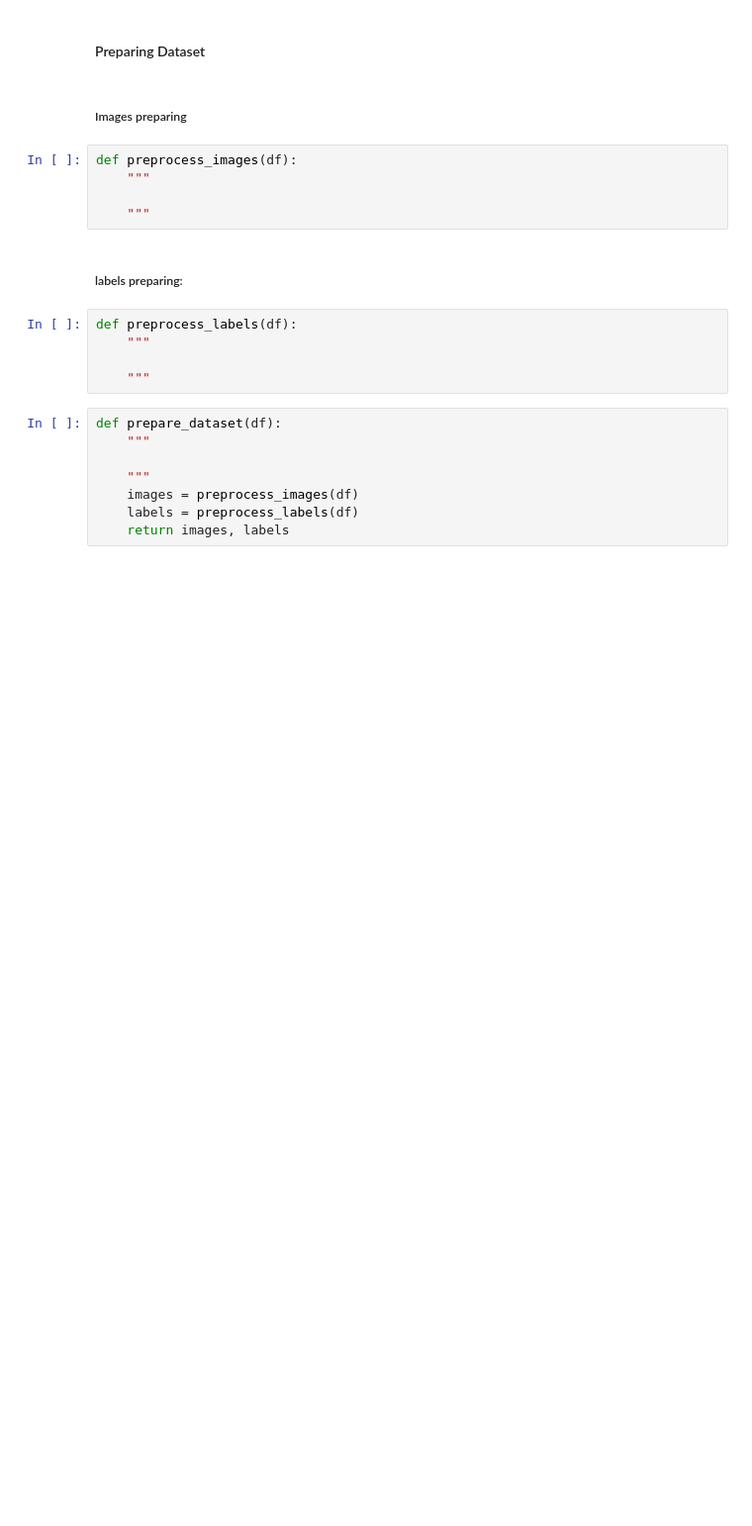
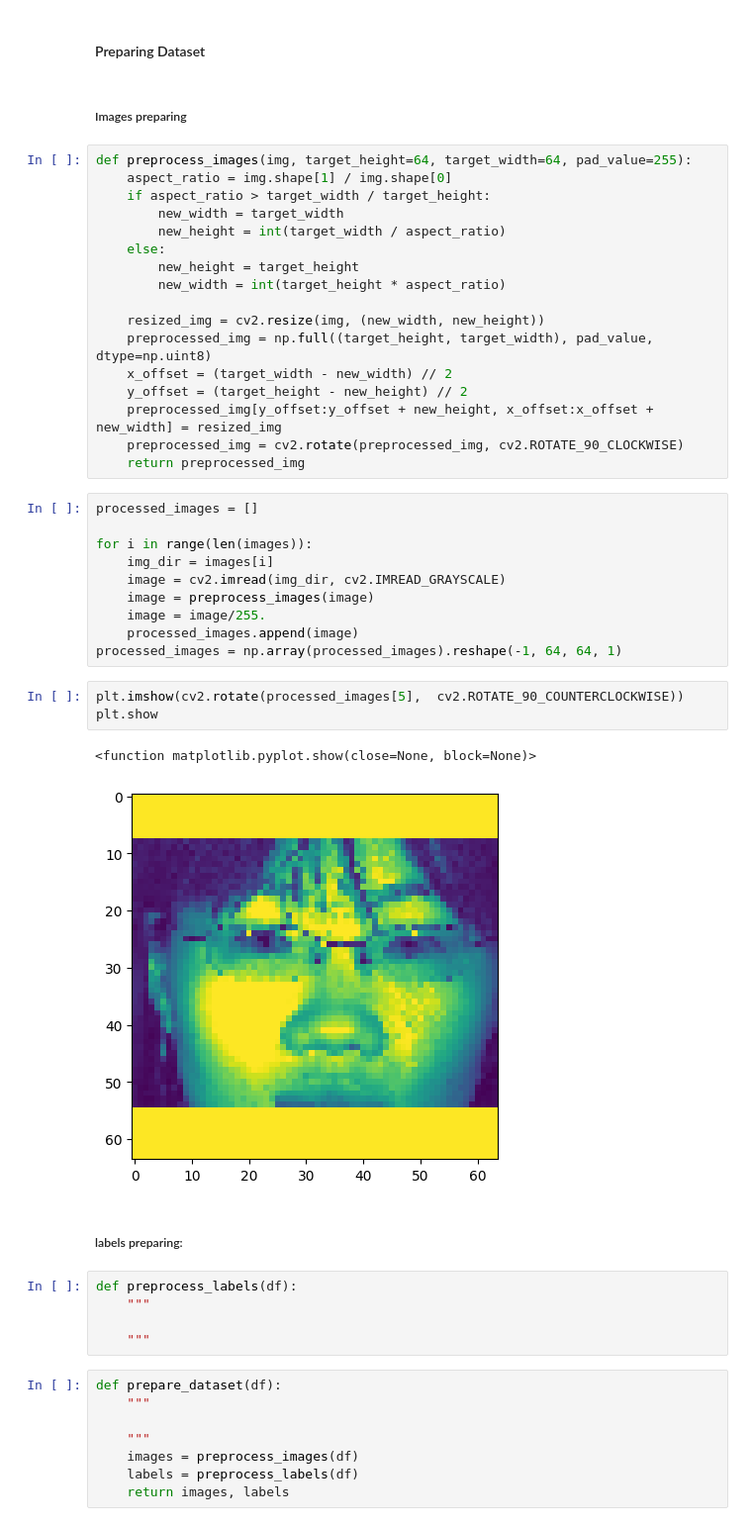
Before and after one commit to sondosaabed/Iris-of-eyes-recognition, a Jupyter notebook: Iris_recognition_1190652.ipynb, the cells around one changed output. Shown at 99% size. Drawn from its saved outputs; the diff is of its cells as text; blank space fills up the shorter version.

```diff
--- a/Iris_recognition_1190652.ipynb
+++ b/Iris_recognition_1190652.ipynb
@@ -255,11 +293,39 @@ def show_random_samples(df, num):
 #### Preparing Dataset
 # %% [markdown]
 ##### Images preparing
-# %%
-def preprocess_images(df):
-    """
-
-    """
+# %%
+def preprocess_images(img, target_height=64, target_width=64, pad_value=255):
+    aspect_ratio = img.shape[1] / img.shape[0]
+    if aspect_ratio > target_width / target_height:
+        new_width = target_width
+        new_height = int(target_width / aspect_ratio)
+    else:
+        new_height = target_height
+        new_width = int(target_height * aspect_ratio)
+
+    resized_img = cv2.resize(img, (new_width, new_height))
+    preprocessed_img = np.full((target_height, target_width), pad_value, dtype=np.uint8)
+    x_offset = (target_width - new_width) // 2
+    y_offset = (target_height - new_height) // 2
+    preprocessed_img[y_offset:y_offset + new_height, x_offset:x_offset + new_width] = resized_img
+    preprocessed_img = cv2.rotate(preprocessed_img, cv2.ROTATE_90_CLOCKWISE)
+    return preprocessed_img
+# %%
+processed_images = []
+
+for i in range(len(images)):
+    img_dir = images[i]
+    image = cv2.imread(img_dir, cv2.IMREAD_GRAYSCALE)
+    image = preprocess_images(image)
+    image = image/255.
+    processed_images.append(image)
+processed_images = np.array(processed_images).reshape(-1, 64, 64, 1)
+# %%
+plt.imshow(cv2.rotate(processed_images[5],  cv2.ROTATE_90_COUNTERCLOCKWISE))
+plt.show
+# %% [output]
+<function matplotlib.pyplot.show(close=None, block=None)>
+[figure, added]
 # %% [markdown]
 ##### labels preparing:
 # %%
```
Also changed, not shown: parts of 8 cells of this notebook.
